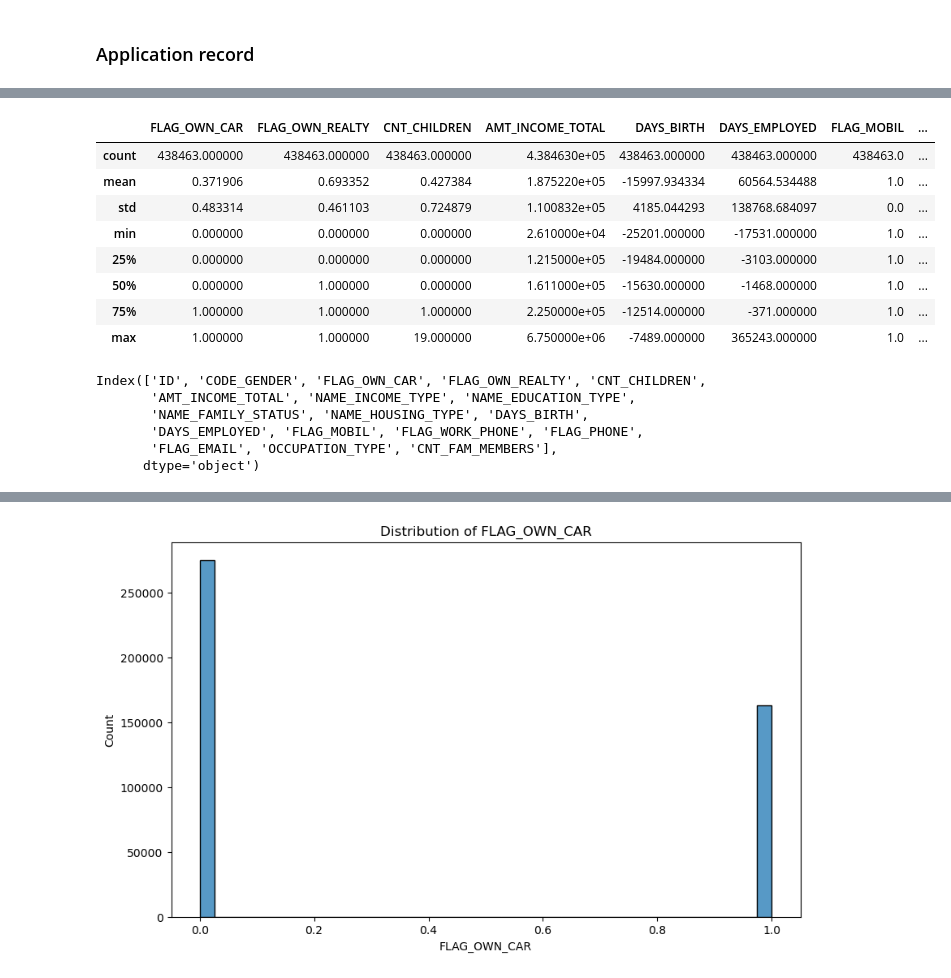
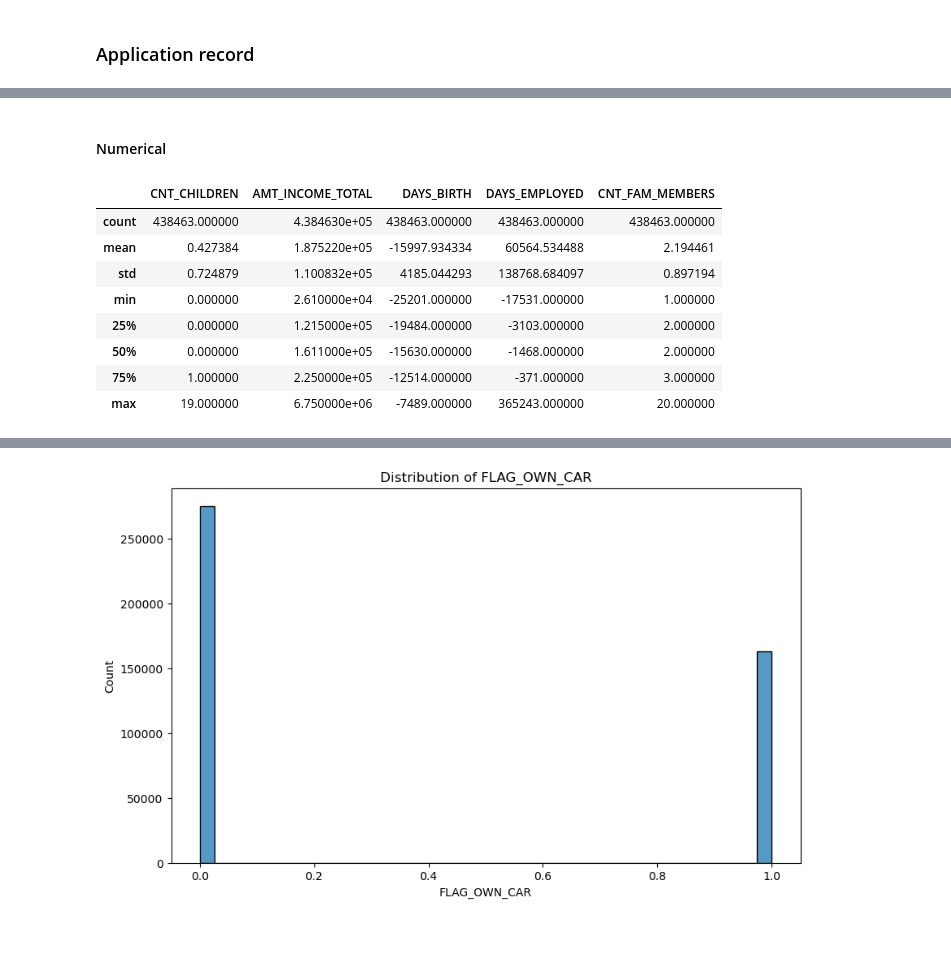
Before and after one commit to DataYankie/CreditCardApproval, a Jupyter notebook: CreditCardApproval.ipynb, the cells around one changed output, grey strips where cells are left out. Drawn from its saved outputs; the diff is of its cells as text; code cells hidden in the pictures; blank space fills up the shorter version.

Commit message:
EDA for categorical and numerical features

```diff
--- a/CreditCardApproval.ipynb
+++ b/CreditCardApproval.ipynb
@@ -170,6 +170,9 @@ application_record_df = application_record_df[~dublicates]
 application_record_df['ID'].is_unique # Check that the ID column is now unique
 # %% [output]
 True
+# %%
+# Make the ID as the index
+application_record_df = application_record_df.set_index('ID')
 # %% [markdown]
 #### FLAG_OWN_CAR & FLAG_OWN_REALTY
 # %%
@@ -300,7 +283,7 @@ categorical_cols = application_record_df.select_dtypes(include=['object']).colum
 numerical_cols = application_record_df.select_dtypes(include=[np.number]).columns
 
 # Check for binary columns within numerical columns
-binary_cols = [col for col in numerical_cols if application_record_df[col].nunique() == 2]
+binary_cols = [col for col in numerical_cols if 'FLAG' in col]
 
 # Remove binary columns from numerical columns list
 numerical_cols = [col for col in numerical_cols if col not in binary_cols]
@@ -324,21 +332,14 @@ Binary columns:
+# %% [markdown]
+#### Numerical
 # %%
-application_record_df.describe()
+application_record_df[numerical_cols].describe()
 # %% [output]
-|  | FLAG_OWN_CAR | FLAG_OWN_REALTY | CNT_CHILDREN | AMT_INCOME_TOTAL | DAYS_BIRTH | DAYS_EMPLOYED | FLAG_MOBIL | ... |
-| count | 438463.000000 | 438463.000000 | 438463.000000 | 4.384630e+05 | 438463.000000 | 438463.000000 | 438463.0 | ... |
-| mean | 0.371906 | 0.693352 | 0.427384 | 1.875220e+05 | -15997.934334 | 60564.534488 | 1.0 | ... |
-| std | 0.483314 | 0.461103 | 0.724879 | 1.100832e+05 | 4185.044293 | 138768.684097 | 0.0 | ... |
-| min | 0.000000 | 0.000000 | 0.000000 | 2.610000e+04 | -25201.000000 | -17531.000000 | 1.0 | ... |
-| 25% | 0.000000 | 0.000000 | 0.000000 | 1.215000e+05 | -19484.000000 | -3103.000000 | 1.0 | ... |
-| 50% | 0.000000 | 1.000000 | 0.000000 | 1.611000e+05 | -15630.000000 | -1468.000000 | 1.0 | ... |
-| 75% | 1.000000 | 1.000000 | 1.000000 | 2.250000e+05 | -12514.000000 | -371.000000 | 1.0 | ... |
-| max | 1.000000 | 1.000000 | 19.000000 | 6.750000e+06 | -7489.000000 | 365243.000000 | 1.0 | ... |
+|  | CNT_CHILDREN | AMT_INCOME_TOTAL | DAYS_BIRTH | DAYS_EMPLOYED | CNT_FAM_MEMBERS |
+| count | 438463.000000 | 4.384630e+05 | 438463.000000 | 438463.000000 | 438463.000000 |
+| mean | 0.427384 | 1.875220e+05 | -15997.934334 | 60564.534488 | 2.194461 |
+| std | 0.724879 | 1.100832e+05 | 4185.044293 | 138768.684097 | 0.897194 |
+| min | 0.000000 | 2.610000e+04 | -25201.000000 | -17531.000000 | 1.000000 |
+| 25% | 0.000000 | 1.215000e+05 | -19484.000000 | -3103.000000 | 2.000000 |
+| 50% | 0.000000 | 1.611000e+05 | -15630.000000 | -1468.000000 | 2.000000 |
+| 75% | 1.000000 | 2.250000e+05 | -12514.000000 | -371.000000 | 3.000000 |
+| max | 19.000000 | 6.750000e+06 | -7489.000000 | 365243.000000 | 20.000000 |
-# %%
-application_record_df.columns
-# %% [output]
-Index(['ID', 'CODE_GENDER', 'FLAG_OWN_CAR', 'FLAG_OWN_REALTY', 'CNT_CHILDREN',
-       'AMT_INCOME_TOTAL', 'NAME_INCOME_TYPE', 'NAME_EDUCATION_TYPE',
-       'NAME_FAMILY_STATUS', 'NAME_HOUSING_TYPE', 'DAYS_BIRTH',
-       'DAYS_EMPLOYED', 'FLAG_MOBIL', 'FLAG_WORK_PHONE', 'FLAG_PHONE',
-       'FLAG_EMAIL', 'OCCUPATION_TYPE', 'CNT_FAM_MEMBERS'],
-      dtype='object')
```
Also changed, not shown: parts of 12 cells of this notebook.
